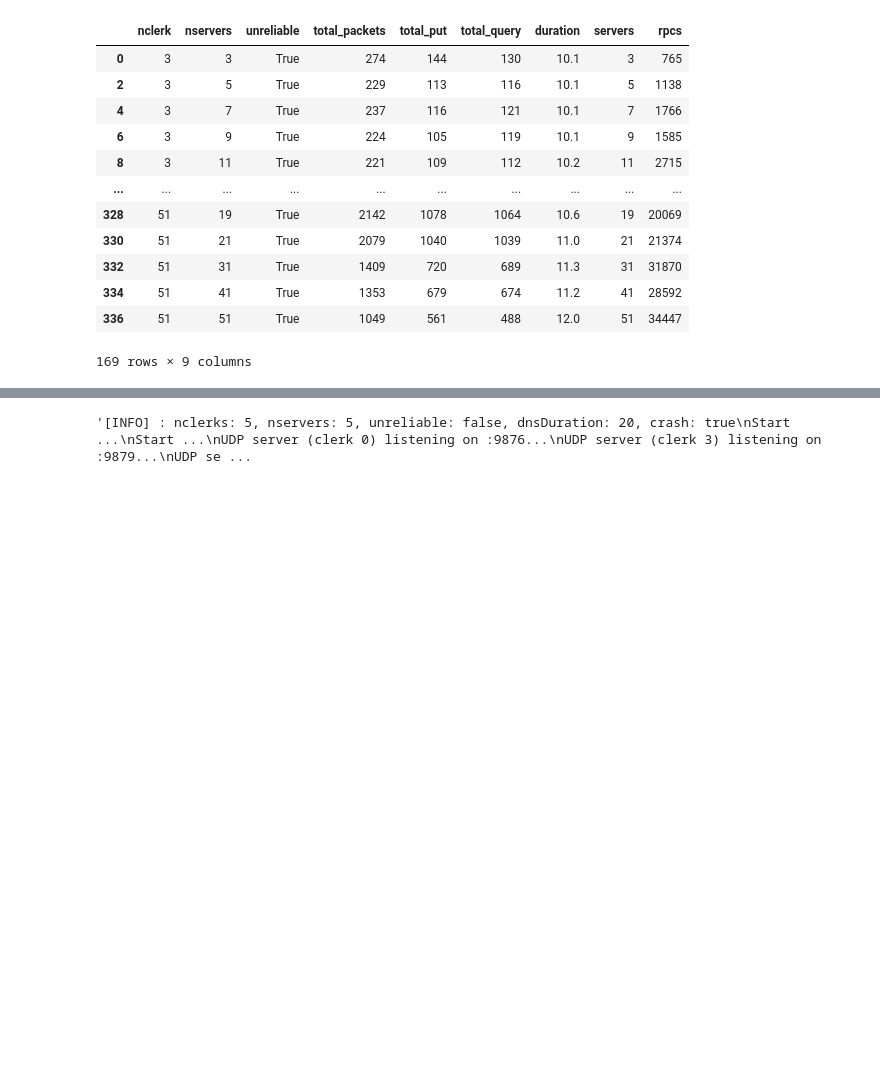
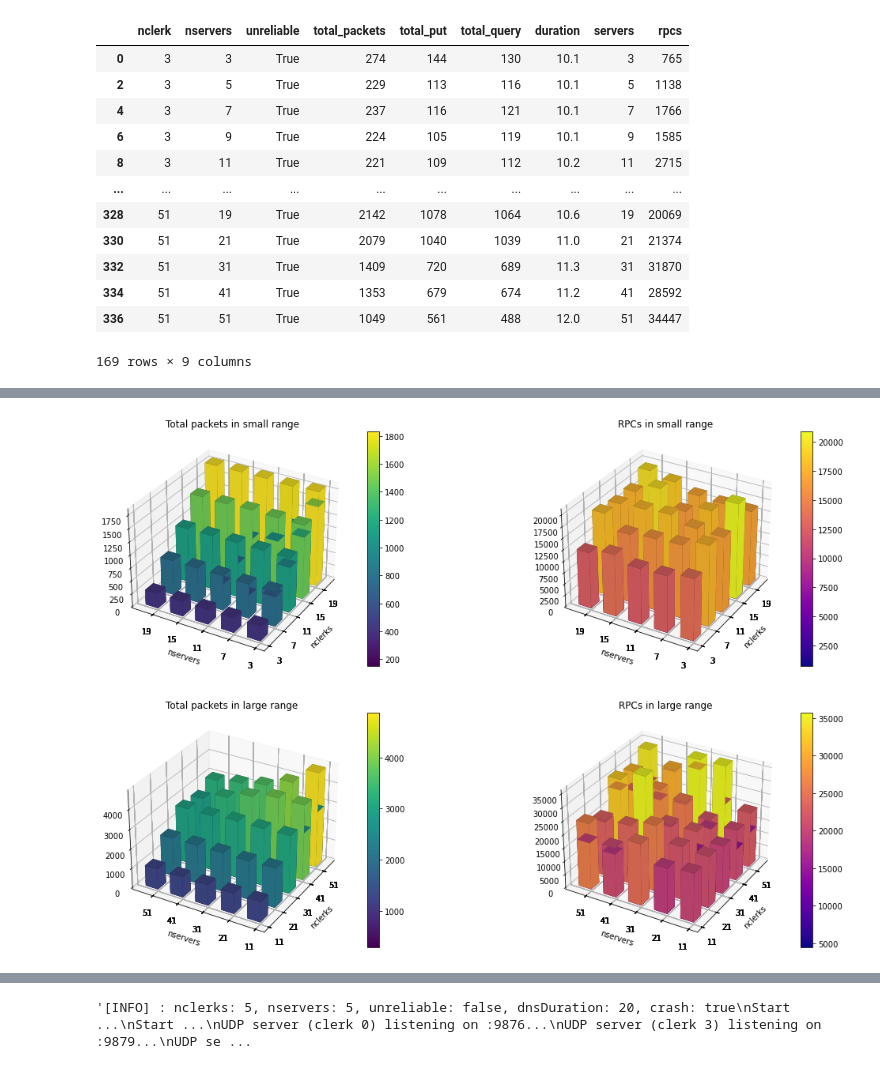
Before and after one commit to AmyTao/MyDNS, a Jupyter notebook: src/client_tests/vis_result.ipynb, the cells around one changed output, grey strips where cells are left out. Drawn from its saved outputs; the diff is of its cells as text; code cells hidden in the pictures; blank space fills up the shorter version.

Commit message:
figures

```diff
--- a/src/client_tests/vis_result.ipynb
+++ b/src/client_tests/vis_result.ipynb
@@ -53,0 +24,79 @@ plt.show()
+# %%
+# plot the 3D plot: x is nclerk, y is nservers, and z is total_packets
+
+# set up the figure and axes
+fig = plt.figure(figsize=(18, 12))
+ax1 = fig.add_subplot(221, projection='3d')
+ax2 = fig.add_subplot(222, projection='3d')
+ax3 = fig.add_subplot(223, projection='3d')
+ax4 = fig.add_subplot(224, projection='3d')
+
+# filter out the data points that are not in the grid
+filtered_result1 = result[(result['nclerk'].isin(range(3, 20, 4))) & (result['nservers'].isin(range(3, 20, 4)))]
+filtered_result2 = result[(result['nclerk'].isin(range(11, 52, 10))) & (result['nservers'].isin(range(11, 52, 10)))]
+
+nclerk1 = filtered_result1['nclerk']
+nservers1 = filtered_result1['nservers']
+
+nclerk2 = filtered_result2['nclerk']
+nservers2 = filtered_result2['nservers']
+
+
+total_packets1 = filtered_result1['total_packets']
+rpcs1 = filtered_result1['rpcs']
+
+total_packets2 = filtered_result2['total_packets']
+rpcs2 = filtered_result2['rpcs']
+
+bottom1 = np.zeros_like(total_packets1)
+width1 = depth1 = 2
+bottom2 = np.zeros_like(total_packets2)
+width2 = depth2 = 5
+
+cmap = plt.get_cmap('viridis')
+colors = cmap(total_packets1 / max(total_packets1))
+ax1.bar3d(nclerk1, nservers1, bottom1, width1, depth1, total_packets1, shade=True, color=colors)
+ax1.set_xticks(nclerk1)
+ax1.set_yticks(nservers1)
+ax1.view_init(30, 210)
+ax1.set_title('Total packets in small range')
+ax1.set_xlabel('nclerks')
+ax1.set_ylabel('nservers')
+fig.colorbar(plt.cm.ScalarMappable(cmap=cmap, norm=plt.Normalize(vmin=np.min(total_packets1), vmax=np.max(total_packets1))), ax=ax1, orientation='vertical')
+
+cmap = plt.get_cmap('plasma')
+colors = cmap(rpcs1 / max(rpcs1))
+ax2.bar3d(nclerk1, nservers1, bottom1, width1, depth1, rpcs1, shade=True, color=colors)
+ax2.set_xticks(nclerk1)
+ax2.set_yticks(nservers1)
+ax2.view_init(30, 210)
+ax2.set_title('RPCs in small range')
+ax2.set_xlabel('nclerks')
+ax2.set_ylabel('nservers')
+fig.colorbar(plt.cm.ScalarMappable(cmap=cmap, norm=plt.Normalize(vmin=np.min(rpcs1), vmax=np.max(rpcs1))), ax=ax2, orientation='vertical')
+
+cmap = plt.get_cmap('viridis')
+colors = cmap(total_packets2 / max(total_packets2))
+ax3.bar3d(nclerk2, nservers2, bottom2, width2, depth2, total_packets2, shade=True, color=colors)
+ax3.set_xticks(nclerk2)
+ax3.set_yticks(nservers2)
+ax3.view_init(30, 210)
+ax3.set_title('Total packets in large range')
+ax3.set_xlabel('nclerks')
+ax3.set_ylabel('nservers')
+fig.colorbar(plt.cm.ScalarMappable(cmap=cmap, norm=plt.Normalize(vmin=np.min(total_packets2), vmax=np.max(total_packets2))), ax=ax3, orientation='vertical')
+
+cmap = plt.get_cmap('plasma')
+colors = cmap(rpcs2 / max(rpcs2))
+ax4.bar3d(nclerk2, nservers2, bottom2, width2, depth2, rpcs2, shade=True, color=colors)
+ax4.set_xticks(nclerk2)
+ax4.set_yticks(nservers2)
+ax4.view_init(30, 210)
+ax4.set_title('RPCs in large range')
+ax4.set_xlabel('nclerks')
+ax4.set_ylabel('nservers')
+fig.colorbar(plt.cm.ScalarMappable(cmap=cmap, norm=plt.Normalize(vmin=np.min(rpcs2), vmax=np.max(rpcs2))), ax=ax4, orientation='vertical')
+
+plt.show()
+# %% [output]
+[figure, added]
```
Also changed, not shown: parts of 5 cells of this notebook.
